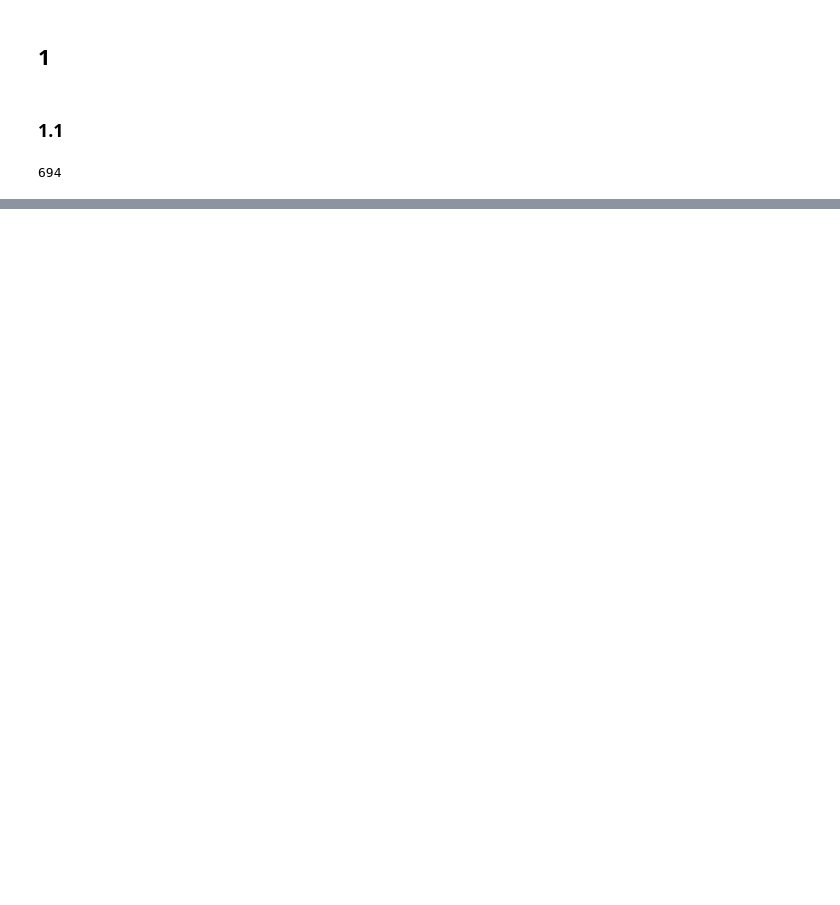
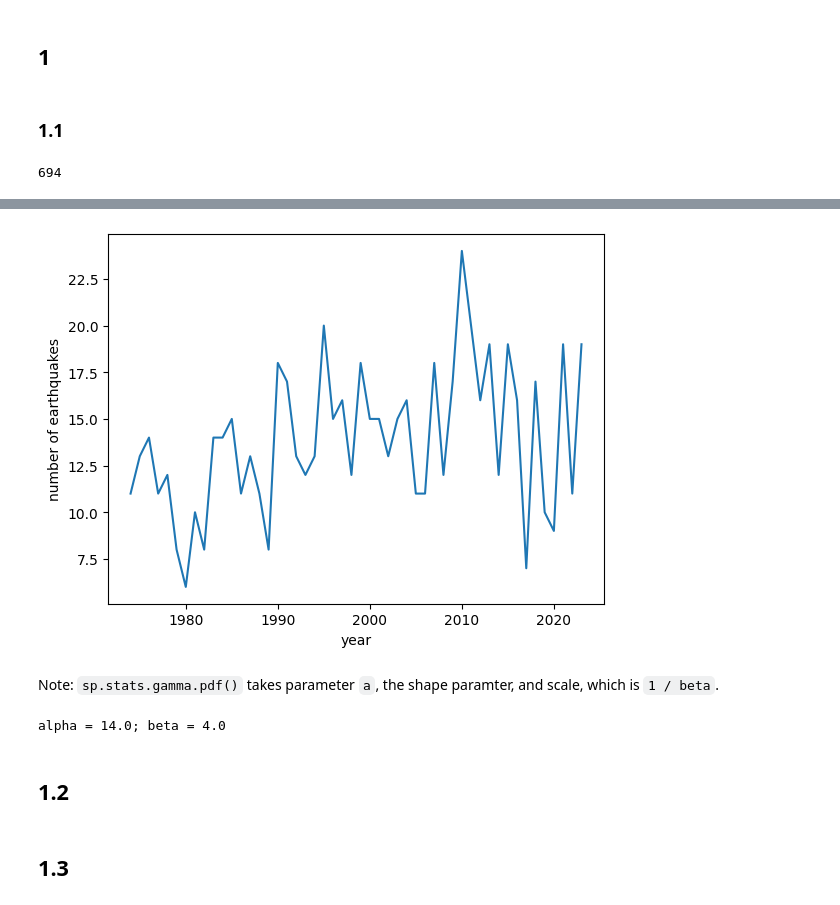
Before and after one commit to ajbarrows/uvmbayes, a Jupyter notebook: notebooks/problem_sets/problem_set_3.ipynb, the cells around one changed output, grey strips where cells are left out. Saved outputs shown, nothing was run; the diff lists cells and outputs as text; code cells hidden in the pictures; blank space fills up the shorter version.

```diff
--- a/notebooks/problem_sets/problem_set_3.ipynb
+++ b/notebooks/problem_sets/problem_set_3.ipynb
@@ -1,6 +1,13 @@
 # %%
+import os
 import pandas as pd
 import numpy as np
+import scipy.stats as sps
+from scipy.special import gamma, factorial
+from scipy.optimize import minimize
+
+from cmdstanpy import CmdStanModel, cmdstan_path, install_cmdstan
+import arviz as az
 
 import matplotlib.pyplot as plt
 import seaborn as sns
@@ -8,6 +15,9 @@ import seaborn as sns
 from datetime import datetime
 from libcomcat.search import search
 from libcomcat.dataframes import get_summary_data_frame
+
+
+out_dir = "../../data/05_reporting/problem_set_3"
 # %% [markdown]
 ## 1
 # %% [markdown]
@@ -40,6 +73,11 @@ len(quakes)
 694
 # %%
 def get_annual_counts(df: pd.DataFrame) -> pd.DataFrame:
-    return df.groupby(df['time'].dt.year).count()
+    return (df
+            .groupby(df['time']
+                     .dt
+                     .year)
+            .count()
+            .reset_index(names=['year']))
 
 quake_counts = get_annual_counts(quakes)
@@ -65,0 +93,25 @@ memory usage: 59.8+ KB
+# %%
+sns.lineplot(
+    data=quake_counts,
+    x='year',
+    y='id'
+)
+plt.ylabel('number of earthquakes')
+plt.savefig(os.path.join(out_dir, "quake_counts.pdf"), bbox_inches='tight')
+# %% [output]
+[figure, added]
+# %% [markdown]
+Note: `sp.stats.gamma.pdf()` takes parameter `a`, the shape paramter, and scale, which is `1 / beta`.
+# %%
+# possible hyperparameters
+
+Y = quake_counts['id']
+
+alpha = np.round(np.mean(Y))
+beta = np.round(np.std(Y))
+
+print(f'alpha = {alpha}; beta = {beta}')
+# %% [output]
+alpha = 14.0; beta = 4.0
+# %% [markdown]
+## 1.2
@@ -65,0 +134,2 @@ memory usage: 59.8+ KB
+# %% [markdown]
+## 1.3
```
Also changed, not shown: parts of 16 cells of this notebook, 5 other files.
